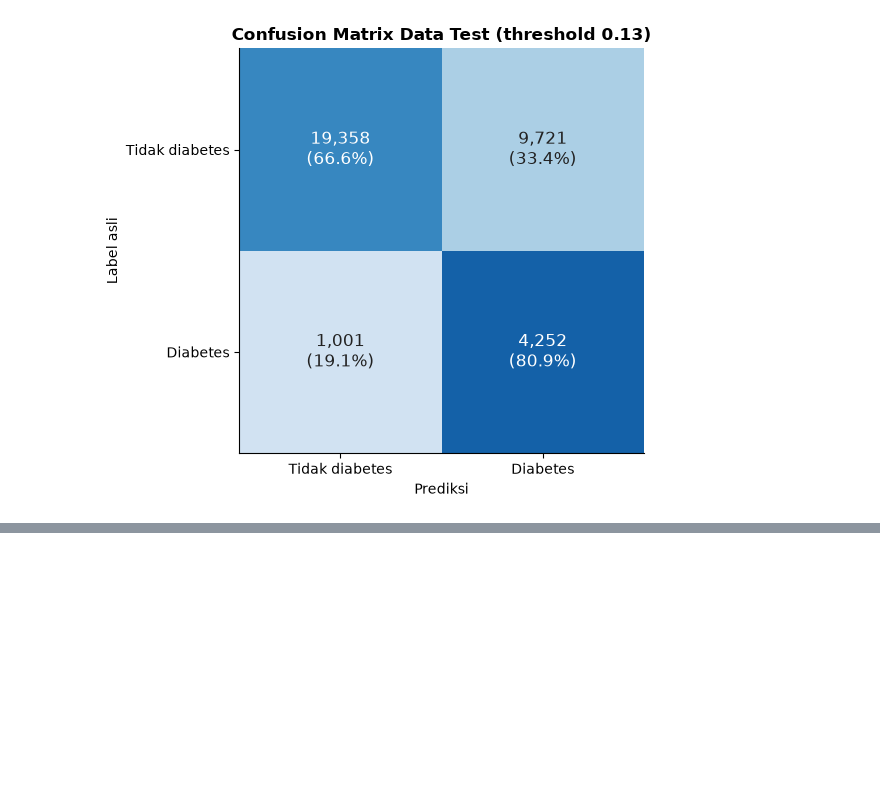
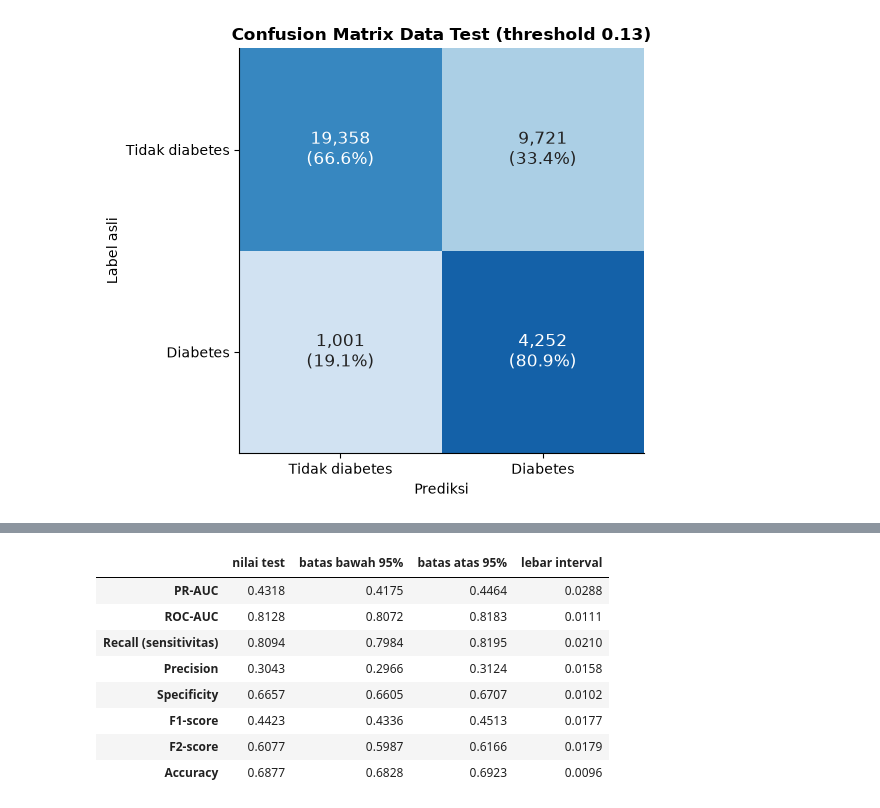
Before and after one commit to felix-malvin/mythos-diabetes-risk-mlp, a Jupyter notebook: notebooks/07_evaluasi_final.ipynb, the cells around one changed output, grey strips where cells are left out. Cells and saved outputs as stored; diff of their text form; code cells hidden in the pictures; blank space fills up the shorter version.

```diff
--- a/notebooks/07_evaluasi_final.ipynb
+++ b/notebooks/07_evaluasi_final.ipynb
@@ -158,0 +172,28 @@ plt.show()
+# %%
+N_BOOT = 1000
+n = len(y_test)
+hasil_boot = []
+for _ in range(N_BOOT):
+    idx = rng.integers(0, n, n)
+    yb, pb = y_test[idx], prob_test[idx]
+    mb = ev.metrics_at_threshold(yb, pb, THRESHOLD)
+    hasil_boot.append({"PR-AUC": average_precision_score(yb, pb), "ROC-AUC": roc_auc_score(yb, pb),
+                       "Recall (sensitivitas)": mb["recall"], "Precision": mb["precision"],
+                       "Specificity": mb["specificity"], "F1-score": mb["f1"], "F2-score": mb["f2"],
+                       "Accuracy": mb["accuracy"]})
+boot = pd.DataFrame(hasil_boot)
+ci = pd.DataFrame({"nilai test": ringkas_test[boot.columns], "batas bawah 95%": boot.quantile(0.025),
+                   "batas atas 95%": boot.quantile(0.975)})
+ci["lebar interval"] = ci["batas atas 95%"] - ci["batas bawah 95%"]
+ci.to_csv(config.RESULTS_DIR / "07_bootstrap_ci_test.csv")
+display(ci.round(4))
+# %% [output]
+|  | nilai test | batas bawah 95% | batas atas 95% | lebar interval |
+| PR-AUC | 0.4318 | 0.4175 | 0.4464 | 0.0288 |
+| ROC-AUC | 0.8128 | 0.8072 | 0.8183 | 0.0111 |
+| Recall (sensitivitas) | 0.8094 | 0.7984 | 0.8195 | 0.0210 |
+| Precision | 0.3043 | 0.2966 | 0.3124 | 0.0158 |
+| Specificity | 0.6657 | 0.6605 | 0.6707 | 0.0102 |
+| F1-score | 0.4423 | 0.4336 | 0.4513 | 0.0177 |
+| F2-score | 0.6077 | 0.5987 | 0.6166 | 0.0179 |
+| Accuracy | 0.6877 | 0.6828 | 0.6923 | 0.0096 |
```
Also changed, not shown: parts of 7 cells of this notebook, 4 other files.
